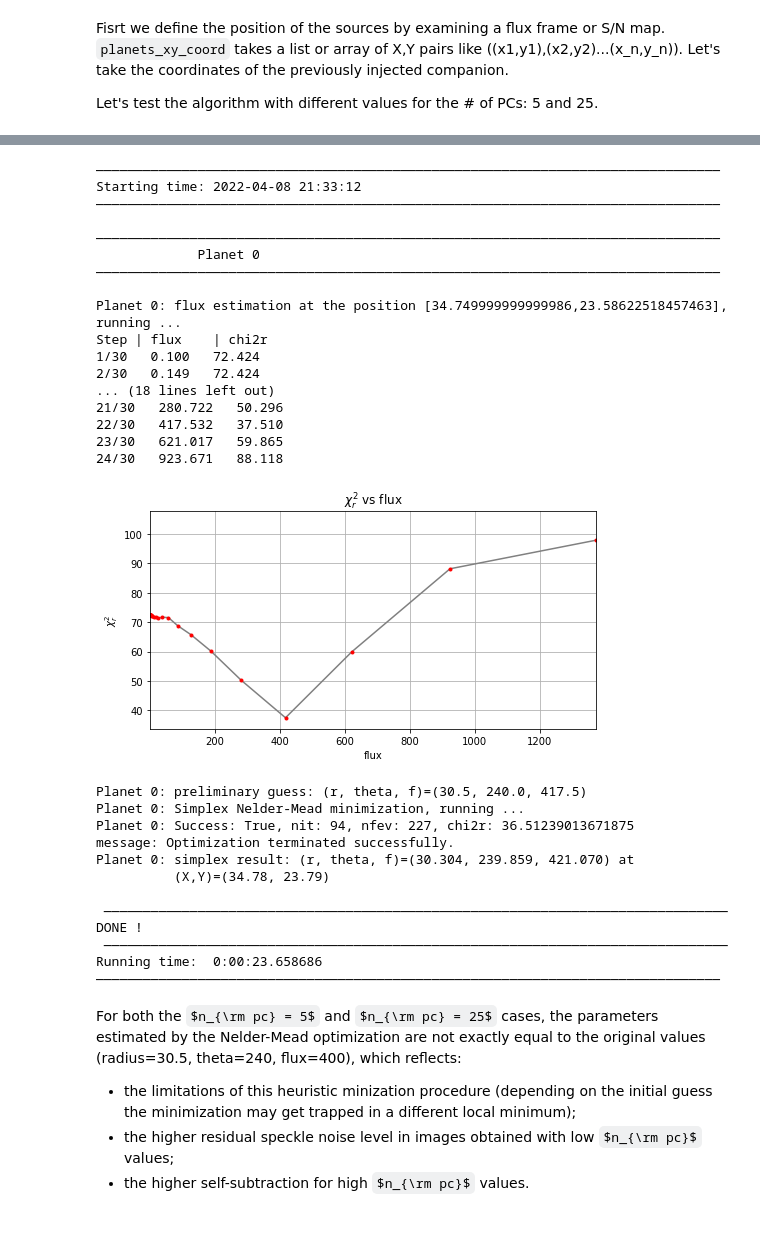
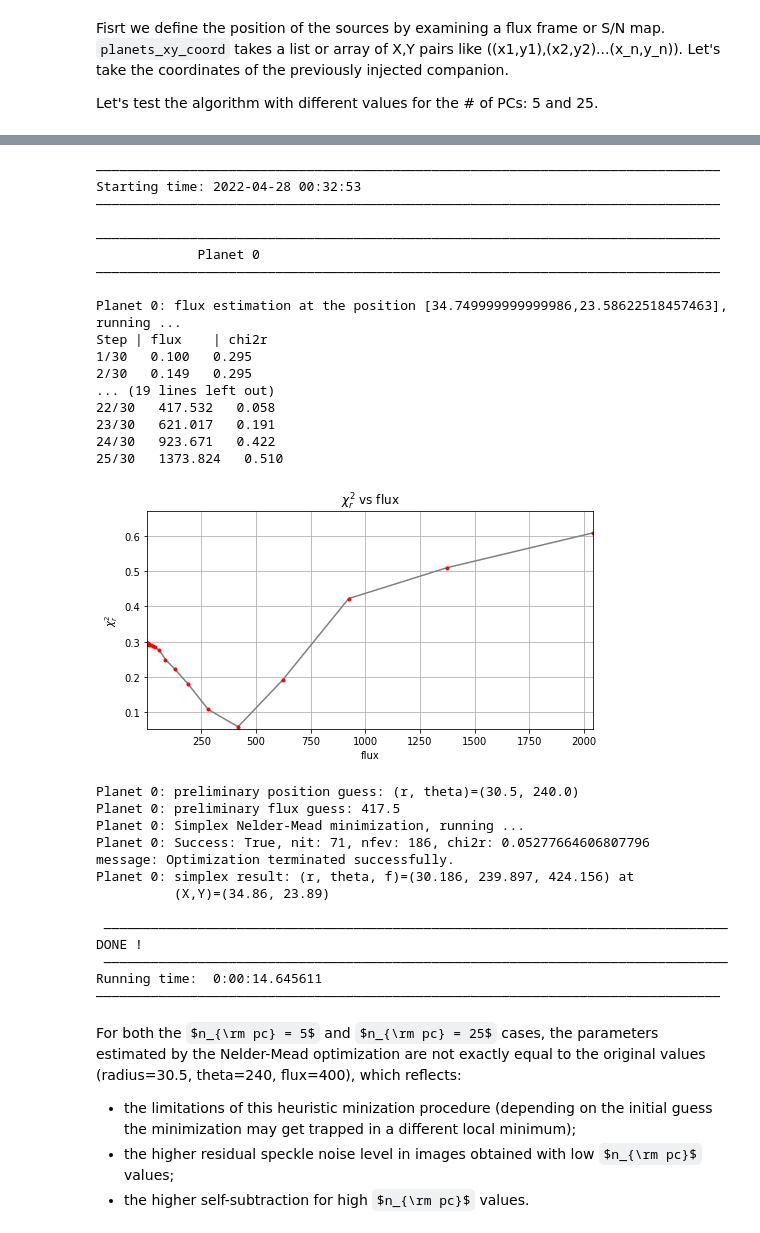
Before and after one commit to vortex-exoplanet/VIP, a Jupyter notebook: docs/source/tutorials/05_fm_planets.ipynb, the cells around one changed output, grey strips where cells are left out. Drawn from its saved outputs; the diff is of its cells as text; code cells hidden in the pictures; some formulas as TeX source.

```diff
--- a/docs/source/tutorials/05_fm_planets.ipynb
+++ b/docs/source/tutorials/05_fm_planets.ipynb
@@ -282,40 +276,40 @@ Running time:  0:00:22.325389
 ――――――――――――――――――――――――――――――――――――――――――――――――――――――――――――――――――――――――――――――――
 # %%
-r_hi, theta_hi, f_hi = firstguess(cubefc, angs, psfn, ncomp=25, plsc=pxscale_naco,
-                                  planets_xy_coord=[xy_test], fwhm=fwhm_naco,
-                                  f_range=None, annulus_width=4*fwhm_naco, aperture_radius=2,
-                                  imlib=imlib_rot, interpolation=interpolation, simplex=True,
-                                  plot=True, verbose=True)
+r_hi, theta_hi, f_hi = firstguess(cubefc, angs, psfn, ncomp=25, planets_xy_coord=[xy_test],
+                                  fwhm=fwhm_naco, f_range=None, annulus_width=4*fwhm_naco,
+                                  aperture_radius=2, imlib=imlib_rot, interpolation=interpolation,
+                                  simplex=True, plot=True, verbose=True)
 # %% [output]
 ――――――――――――――――――――――――――――――――――――――――――――――――――――――――――――――――――――――――――――――――
-Starting time: 2022-04-08 21:33:12
+Starting time: 2022-04-28 00:32:53
 ――――――――――――――――――――――――――――――――――――――――――――――――――――――――――――――――――――――――――――――――
 
 ――――――――――――――――――――――――――――――――――――――――――――――――――――――――――――――――――――――――――――――――
              Planet 0
 ――――――――――――――――――――――――――――――――――――――――――――――――――――――――――――――――――――――――――――――――
 
 Planet 0: flux estimation at the position [34.749999999999986,23.58622518457463], running ...
 Step | flux    | chi2r
-1/30   0.100   72.424
-2/30   0.149   72.424
-... (18 lines left out)
-21/30   280.722   50.296
-22/30   417.532   37.510
-23/30   621.017   59.865
-24/30   923.671   88.118
+1/30   0.100   0.295
+2/30   0.149   0.295
+... (19 lines left out)
+22/30   417.532   0.058
+23/30   621.017   0.191
+24/30   923.671   0.422
+25/30   1373.824   0.510
-[figure, old version]
+[figure, new version]
-Planet 0: preliminary guess: (r, theta, f)=(30.5, 240.0, 417.5)
+Planet 0: preliminary position guess: (r, theta)=(30.5, 240.0)
+Planet 0: preliminary flux guess: 417.5
 Planet 0: Simplex Nelder-Mead minimization, running ...
-Planet 0: Success: True, nit: 94, nfev: 227, chi2r: 36.51239013671875
+Planet 0: Success: True, nit: 71, nfev: 186, chi2r: 0.05277664606807796
 message: Optimization terminated successfully.
-Planet 0: simplex result: (r, theta, f)=(30.304, 239.859, 421.070) at
-          (X,Y)=(34.78, 23.79)
+Planet 0: simplex result: (r, theta, f)=(30.186, 239.897, 424.156) at
+          (X,Y)=(34.86, 23.89)
 
  ――――――――――――――――――――――――――――――――――――――――――――――――――――――――――――――――――――――――――――――――
 DONE !
  ――――――――――――――――――――――――――――――――――――――――――――――――――――――――――――――――――――――――――――――――
-Running time:  0:00:23.658686
+Running time:  0:00:14.645611
 ――――――――――――――――――――――――――――――――――――――――――――――――――――――――――――――――――――――――――――――――
 # %% [markdown]
 For both the $n_{\rm pc} = 5$ and $n_{\rm pc} = 25$ cases, the parameters estimated by the Nelder-Mead optimization are not exactly equal to the original values (radius=30.5, theta=240, flux=400), which reflects:
```
Also changed, not shown: parts of 27 cells of this notebook, 6 other files.
